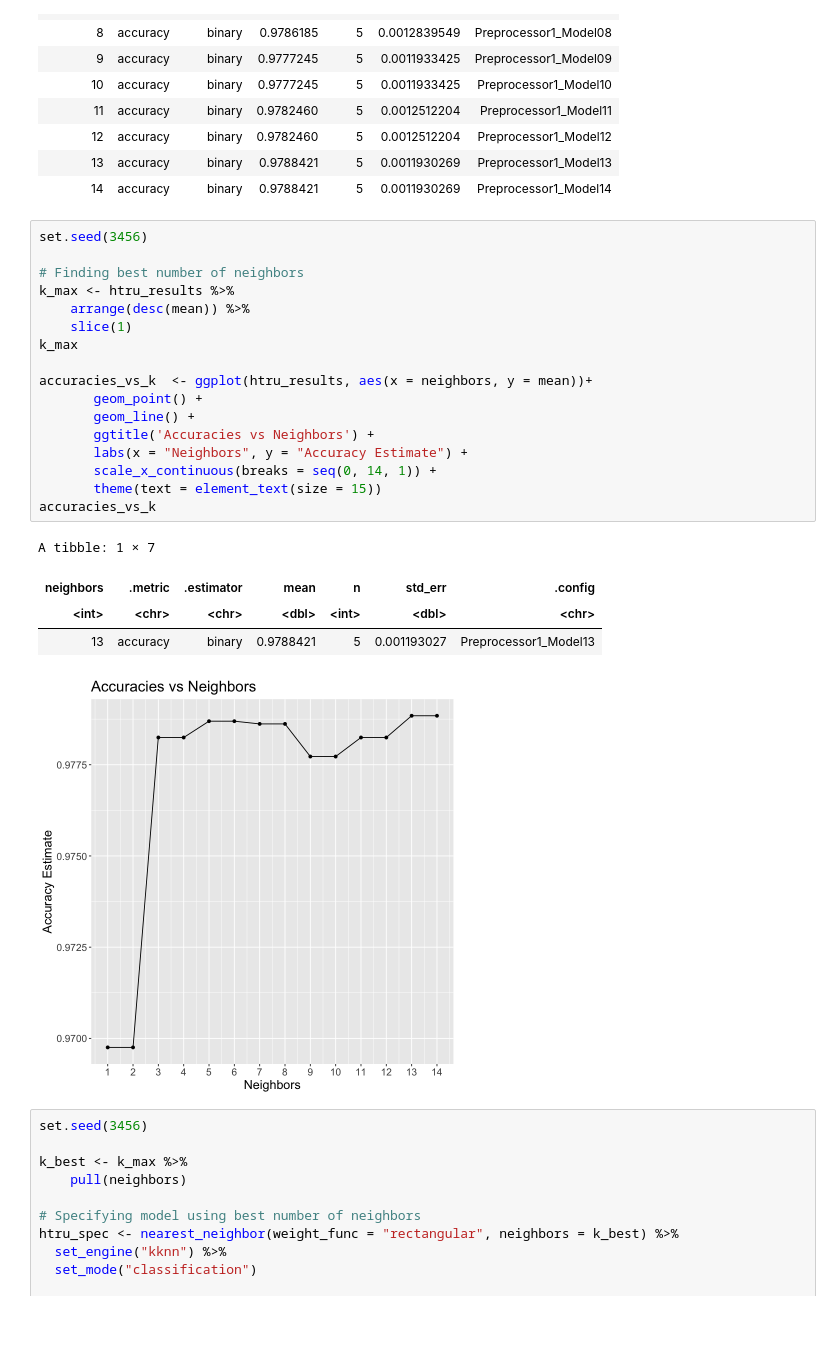
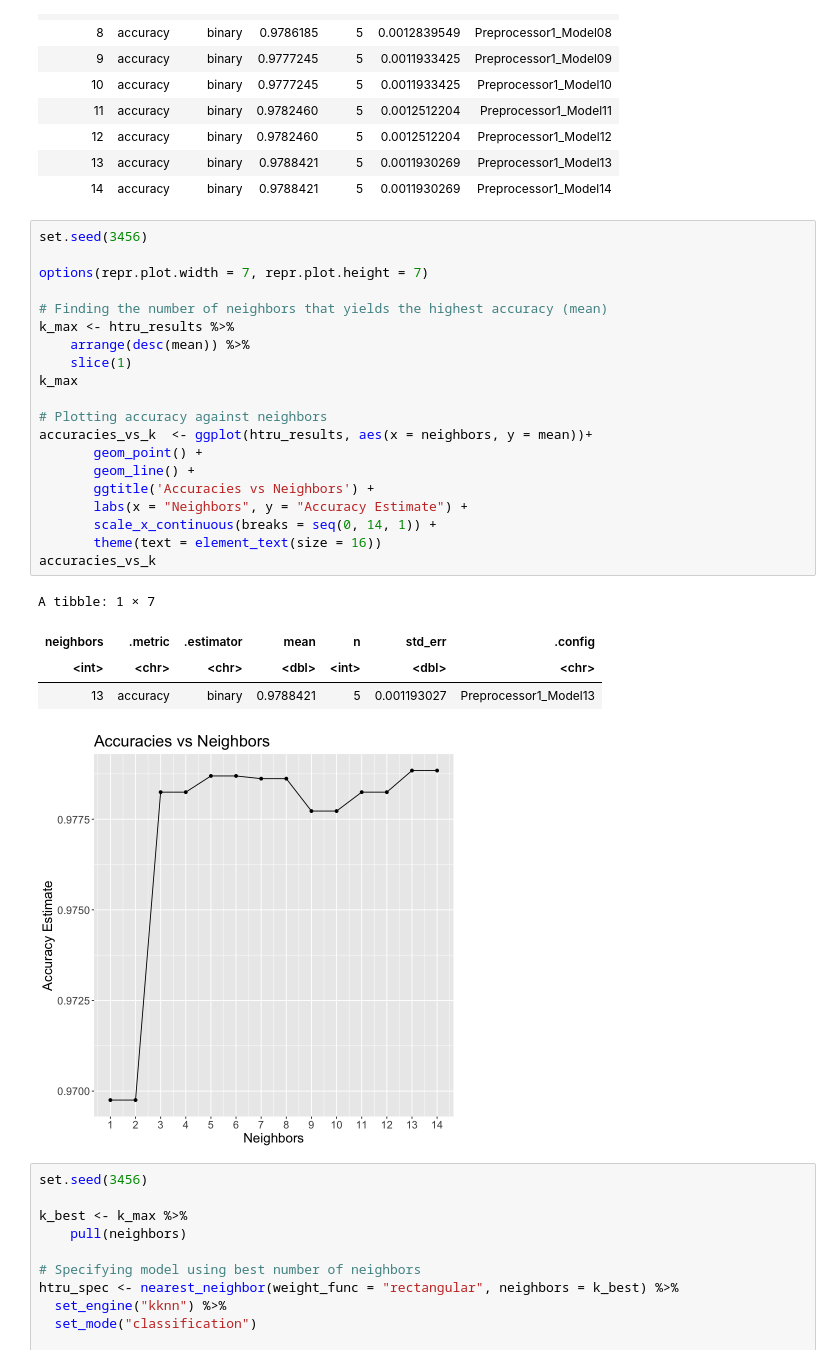
Before and after one commit to iaujla01/DSCI100Project, a Jupyter notebook: project_main.ipynb, the cells around one changed output. Saved outputs shown, nothing was run; the diff lists cells and outputs as text; blank space fills up the shorter version.

```diff
--- a/project_main.ipynb
+++ b/project_main.ipynb
@@ -141,26 +273,29 @@ A tibble: 14 × 7
 # %%
 set.seed(3456)
 
-# Finding best number of neighbors
+options(repr.plot.width = 7, repr.plot.height = 7)
+
+# Finding the number of neighbors that yields the highest accuracy (mean)
 k_max <- htru_results %>%
     arrange(desc(mean)) %>%
     slice(1)
 k_max
 
+# Plotting accuracy against neighbors
 accuracies_vs_k  <- ggplot(htru_results, aes(x = neighbors, y = mean))+
        geom_point() +
        geom_line() +
        ggtitle('Accuracies vs Neighbors') +
        labs(x = "Neighbors", y = "Accuracy Estimate") +
        scale_x_continuous(breaks = seq(0, 14, 1)) +
-       theme(text = element_text(size = 15))
+       theme(text = element_text(size = 16))
 accuracies_vs_k
 # %% [output]
 A tibble: 1 × 7
 | neighbors | .metric | .estimator | mean | n | std_err | .config |
 | <int> | <chr> | <chr> | <dbl> | <int> | <dbl> | <chr> |
 | 13 | accuracy | binary | 0.9788421 | 5 | 0.001193027 | Preprocessor1_Model13 |
-[figure, old version]
+[figure, new version]
 # %%
 set.seed(3456)
 
```
Also changed, not shown: parts of 11 cells of this notebook.
